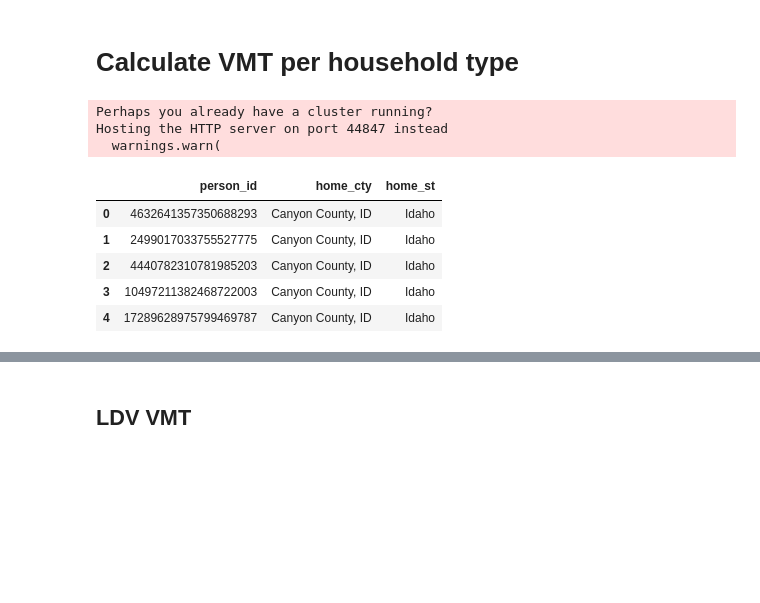
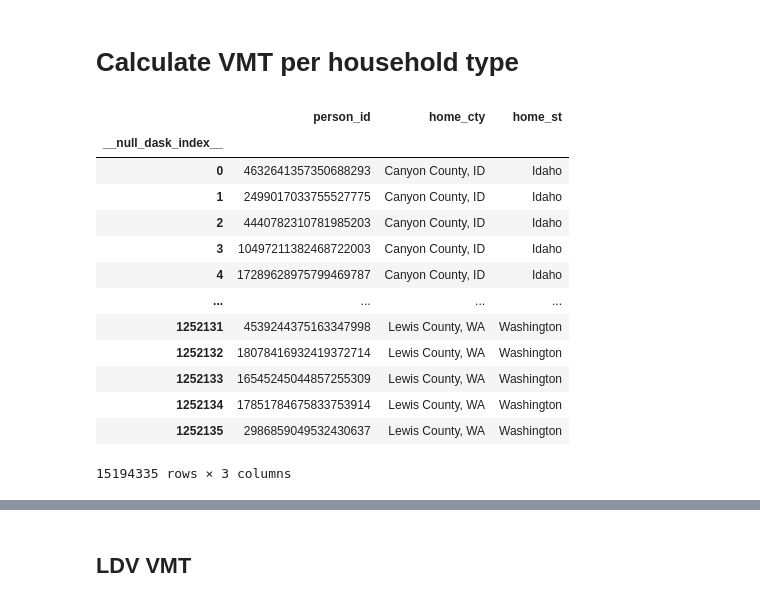
Before and after one commit to rmi-mobility-data-science/replicaEVSE, a Jupyter notebook: notebooks/replica_vmt.ipynb, the cells around one changed output, grey strips where cells are left out. Drawn from its saved outputs; the diff is of its cells as text; code cells hidden in the pictures; blank space fills up the shorter version.

```diff
--- a/notebooks/replica_vmt.ipynb
+++ b/notebooks/replica_vmt.ipynb
@@ -14,22 +14,26 @@ from dask.distributed import Client, LocalCluster
 
 datadir = '../../data/'
 
-cluster = LocalCluster(n_workers=63)  # Launches a scheduler and workers locally
-client = Client(cluster)  # Connect to distributed cluster and override default
+# cluster = LocalCluster(n_workers=63)  # Launches a scheduler and workers locally
+# client = Client(cluster)  # Connect to distributed cluster and override default
-# %% [output]
-Perhaps you already have a cluster running?
-Hosting the HTTP server on port 44847 instead
-  warnings.warn(
 # %%
-df = dd.read_parquet(datadir+'/wa_pop_and_trips_sorted.parquet') # len = 51727268
-counties = dd.read_parquet(datadir+'/population_counties_dataset.parquet', engine='pyarrow')
+df = pd.read_parquet(datadir+'/wa_pop_and_trips_sorted.parquet') # len = 51727268
+counties = pd.read_parquet(datadir+'/population_counties_dataset.parquet', engine='pyarrow')
 # %%
-counties.head()
+counties
 # %% [output]
 |  | person_id | home_cty | home_st |
+| __null_dask_index__ |  |  |  |
 | 0 | 4632641357350688293 | Canyon County, ID | Idaho |
 | 1 | 2499017033755527775 | Canyon County, ID | Idaho |
 | 2 | 4440782310781985203 | Canyon County, ID | Idaho |
 | 3 | 10497211382468722003 | Canyon County, ID | Idaho |
 | 4 | 17289628975799469787 | Canyon County, ID | Idaho |
+| ... | ... | ... | ... |
+| 1252131 | 4539244375163347998 | Lewis County, WA | Washington |
+| 1252132 | 18078416932419372714 | Lewis County, WA | Washington |
+| 1252133 | 16545245044857255309 | Lewis County, WA | Washington |
+| 1252134 | 17851784675833753914 | Lewis County, WA | Washington |
+| 1252135 | 2986859049532430637 | Lewis County, WA | Washington |
+15194335 rows × 3 columns
 # %%
```
Also changed, not shown: parts of 8 cells of this notebook, 1 other file.
